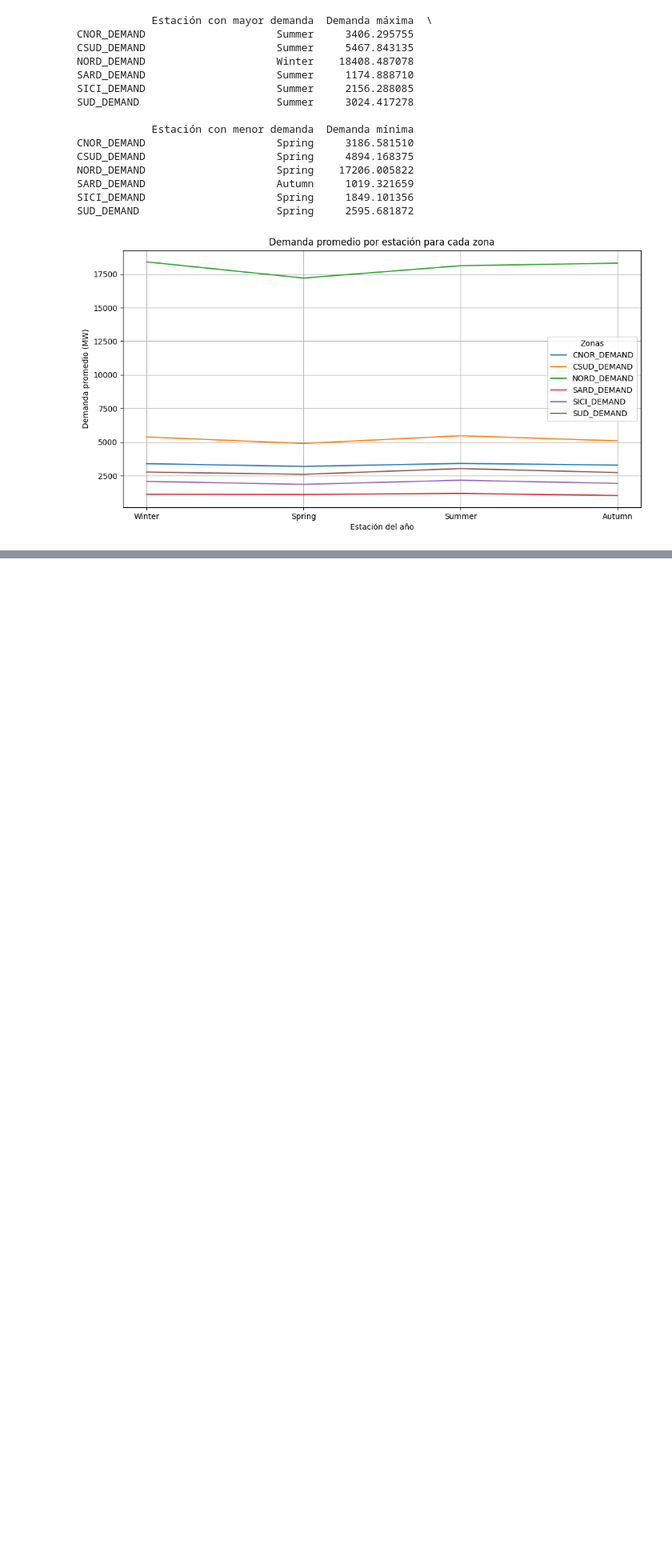
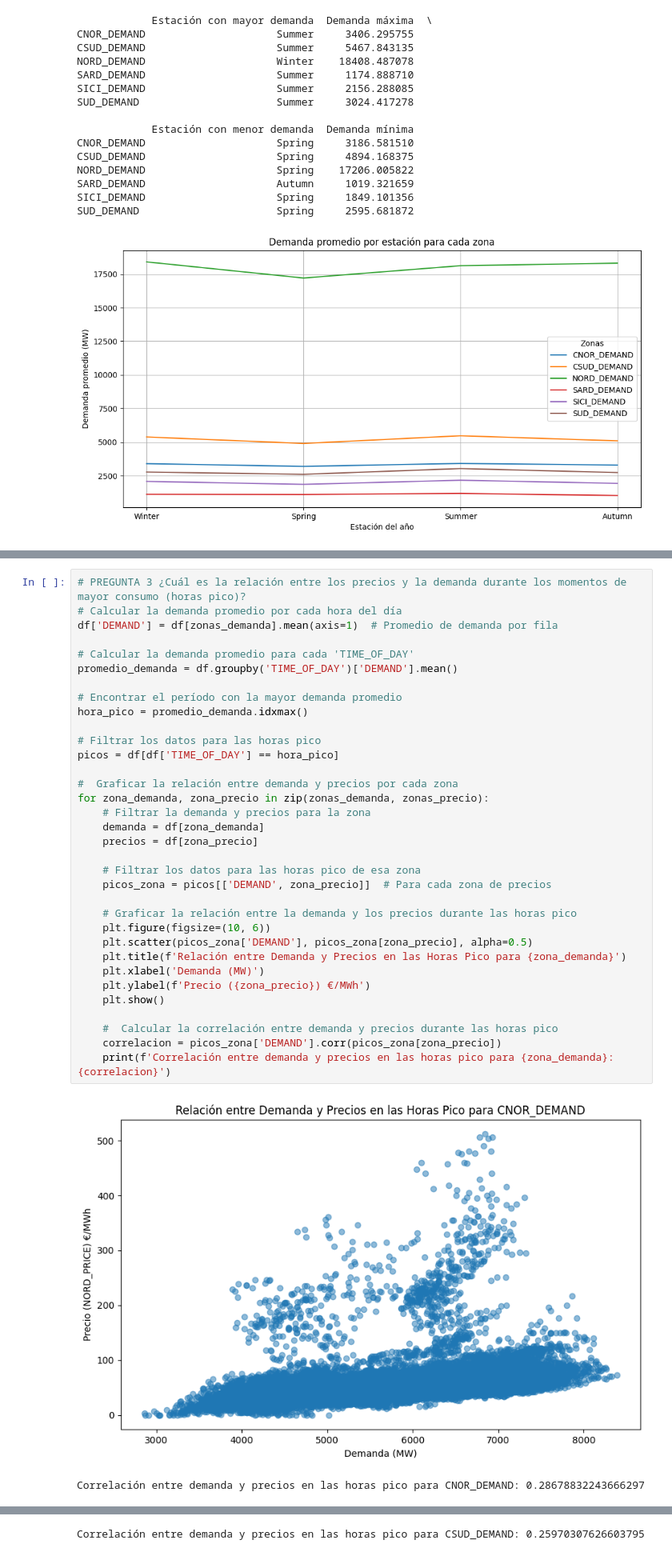
Before and after one commit to geobest7/datatone-escuela-musk-hackathon-datos-mercado-electrico-italiano, a Jupyter notebook: demanda_precio.ipynb, the cells around one changed output, grey strips where cells are left out. Shown at 80% size. Saved outputs shown, nothing was run; the diff lists cells and outputs as text; blank space fills up the shorter version.

```diff
--- a/demanda_precio.ipynb
+++ b/demanda_precio.ipynb
@@ -678,0 +800,37 @@ plt.show()
+# %%
+# PREGUNTA 3 ¿Cuál es la relación entre los precios y la demanda durante los momentos de mayor consumo (horas pico)?
+# Calcular la demanda promedio por cada hora del día
+df['DEMAND'] = df[zonas_demanda].mean(axis=1)  # Promedio de demanda por fila
+
+# Calcular la demanda promedio para cada 'TIME_OF_DAY'
+promedio_demanda = df.groupby('TIME_OF_DAY')['DEMAND'].mean()
+
+# Encontrar el período con la mayor demanda promedio
+hora_pico = promedio_demanda.idxmax()
+
+# Filtrar los datos para las horas pico
+picos = df[df['TIME_OF_DAY'] == hora_pico]
+
+#  Graficar la relación entre demanda y precios por cada zona
+for zona_demanda, zona_precio in zip(zonas_demanda, zonas_precio):
+    # Filtrar la demanda y precios para la zona
+    demanda = df[zona_demanda]
+    precios = df[zona_precio]
+
+    # Filtrar los datos para las horas pico de esa zona
+    picos_zona = picos[['DEMAND', zona_precio]]  # Para cada zona de precios
+
+    # Graficar la relación entre la demanda y los precios durante las horas pico
+    plt.figure(figsize=(10, 6))
+    plt.scatter(picos_zona['DEMAND'], picos_zona[zona_precio], alpha=0.5)
+    plt.title(f'Relación entre Demanda y Precios en las Horas Pico para {zona_demanda}')
+    plt.xlabel('Demanda (MW)')
+    plt.ylabel(f'Precio ({zona_precio}) €/MWh')
+    plt.show()
+
+    #  Calcular la correlación entre demanda y precios durante las horas pico
+    correlacion = picos_zona['DEMAND'].corr(picos_zona[zona_precio])
+    print(f'Correlación entre demanda y precios en las horas pico para {zona_demanda}: {correlacion}')
+# %% [output]
+[figure, added]
+Correlación entre demanda y precios en las horas pico para CNOR_DEMAND: 0.28678832243666297
@@ -678,0 +838 @@ plt.show()
+Correlación entre demanda y precios en las horas pico para CSUD_DEMAND: 0.25970307626603795
```
Also changed, not shown: parts of 10 cells of this notebook.
